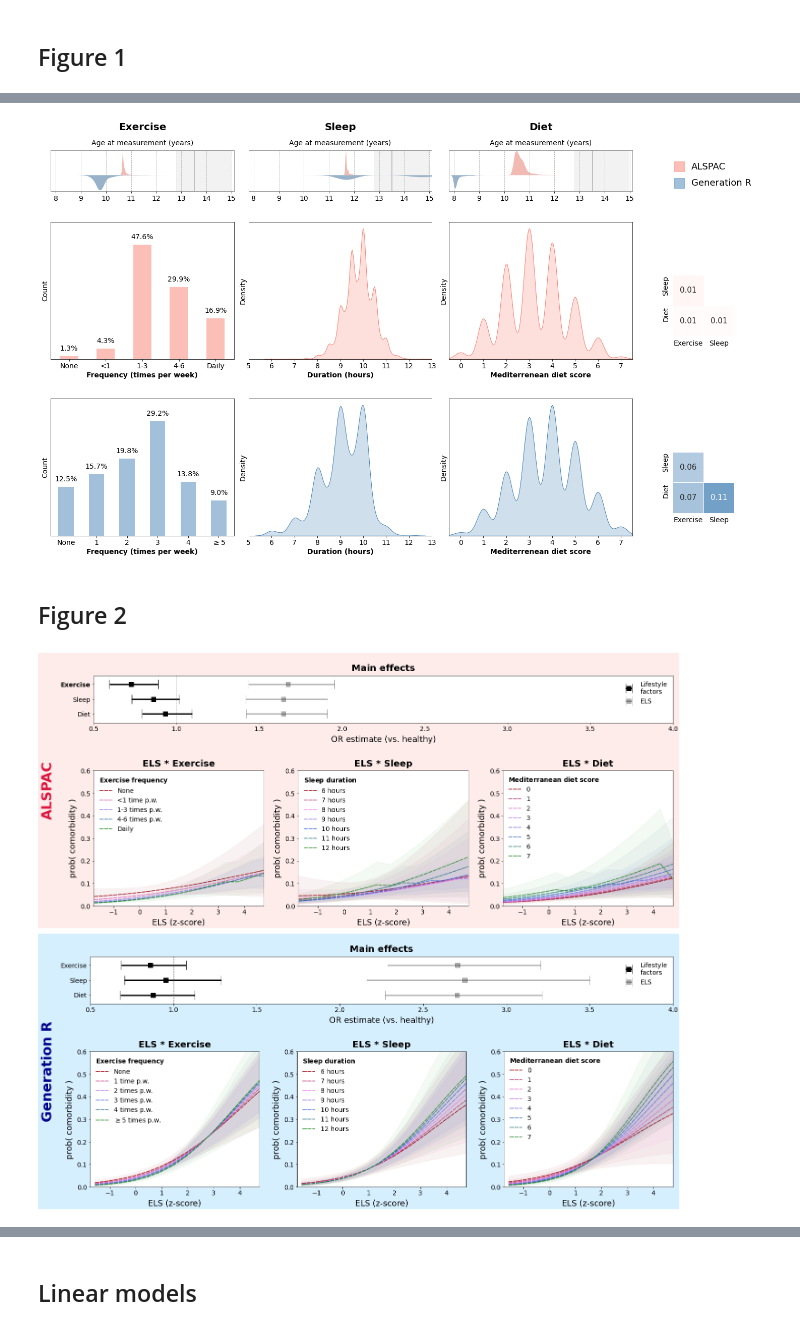
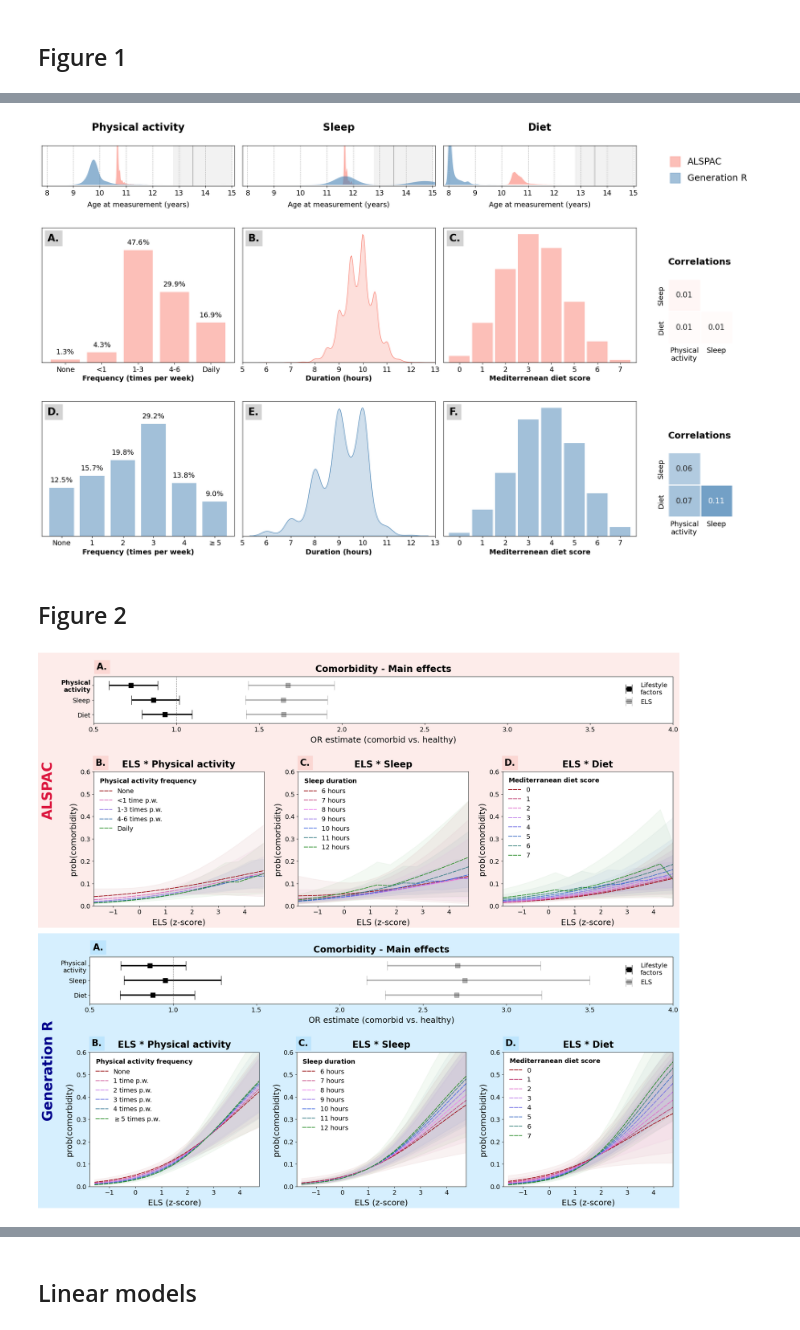
Before and after one commit to SereDef/lifestyle-moderators-project, a Jupyter notebook: Figures.ipynb, the cells around one changed output, grey strips where cells are left out. Drawn from its saved outputs; the diff is of its cells as text; code cells hidden in the pictures.

```diff
--- a/Figures.ipynb
+++ b/Figures.ipynb
@@ -57,7 +63,7 @@ f3 = 14
 lbls=['High internalizing','High adiposity', 'Comorbidity']
 clrs=['royalblue','orange','indianred']
 
-mods = {'exerc':['Exercise','Exercise\ frequency'],
+mods = {'exerc':['Physical activity','Physical activity\ frequency'],
         'sleep':['Sleep','Sleep\ duration'],
         'mdiet':['Diet','Mediterranean\ diet\ score']}
 
@@ -67,5 +73,5 @@ def make_map(colors, n=5):
 # %% [markdown]
 ## Figure 1
 # %%
-ALSP = pd.read_csv('../ALSPAC/Data/byimp/imp0.csv')
-GENR = pd.read_csv('../GENR/Data/byimp/imp0.csv')
+ALSP = pd.read_csv('../ALSPAC/Data/byimp/imp0.csv'); print(ALSP.shape)
+GENR = pd.read_csv('../GENR/Data/byimp/imp0.csv'); print(GENR.shape)
@@ -84,15 +81,24 @@ Name: ELS_z, dtype: float64
 # %%
 # Lifestyle descriptives figure
 def ages_plot(ax, var):
+    # ALSPAC
+    p = sns.distplot(ALSP[var+'_age'], hist=False, kde=True, ax=ax, color='salmon',
+             kde_kws = {'shade': True,'linewidth': 0, 'alpha':0.6})
+    # Generation R
+    ax2 = ax.twinx()
+    sns.distplot(GENR[var+'_age'], hist=False, kde=True, ax=ax2, color='steelblue',
+                 kde_kws = {'shade': True,'linewidth': 0, 'alpha':0.6})
+    ax2.set_ylim(-0.1,3)
+    ax2.get_yaxis().set_visible(False)
     # Get data
-    data = pd.DataFrame({'g': GENR[var+'_age'], 'a': ALSP[var+'_age'], }).melt()
-    data['dummy'] = 0
-    # Plot it
-    p = sns.violinplot(ax=ax, data=data, x='value', y='dummy', hue='variable', split=True,
-                       palette = ['steelblue','salmon'],
-                       scale='count', width=1, orient='h', inner=None, linewidth=0)
+#     data = pd.DataFrame({'g': GENR[var+'_age'], 'a': ALSP[var+'_age'], }).melt()
+#     data['dummy'] = 0
+#     # Plot it
+#     p = sns.violinplot(ax=ax, data=data, x='value', y='dummy', hue='variable', split=True,
+#                        palette = ['steelblue','salmon'],
+#                        scale='count', width=1, orient='h', inner=None, linewidth=0)
     # Clean axes and set limits
-    p.set(ylabel=None, yticks=[], ylim=(-0.34,0.51), xlim=(7.8,15.1))
+    p.set(ylabel=None, yticks=[], ylim=(-0.3,7), xlim=(7.8,15.1)) #
     p.legend([],[], frameon=False)
     # Adjust color
     plt.setp(p.collections, alpha=.6)
@@ -108,17 +114,17 @@ def ages_plot(ax, var):
     for spine in ax.spines.values(): spine.set_edgecolor('grey')
     # Add x- axis ticks and label
     ax.set_xlabel('Age at measurement (years)', fontsize=f3, labelpad=10)
-    ax.xaxis.set_label_position('top')
+    # ax.xaxis.set_label_position('top')
     ax.set_xticklabels(list(range(7,16)), fontsize=f3);
     # Add title
-    ax.set_title(mods[var][0], fontsize=f1, fontweight='bold', pad=40)
+    ax.set_title(mods[var][0], fontsize=f1, fontweight='bold', pad=30)
 
 def hist_exerc(ax, cohort):
     lvls = ['none','<1 week','1-3 week','4-6 week','daily'] if cohort=='ALSP' else ['none','1 week','2 week','3 week','4 week','>=5 week']
     lbls = ['None','<1','1-3','4-6','Daily'] if cohort=='ALSP' else ['None','1','2','3','4',r'$\geq$5']
     colr = 'salmon' if cohort=='ALSP' else 'steelblue'
     df = globals()[cohort]['exerc_fac'].value_counts().loc[lvls]
-    p = df.plot.bar(ax=ax, color=colr, alpha=0.5)
+    p = df.plot.bar(ax=ax, color=colr, alpha=0.5, width=.8)
 
     for i, val in enumerate(df):
         perc = round(val/df.sum()*100,1)
@@ -128,23 +134,28 @@ def hist_exerc(ax, cohort):
     p.set_yticks([])
     p.set_ylim(0,df.max()+(df.max()/5))
     p.set_xlabel('Frequency (times per week)', fontsize=f3, fontweight='bold')
-    p.set_ylabel('Count', fontsize=f3)
+    p.set_ylabel('', fontsize=f2)
     p.set_title('\n', fontsize=f3)
 
 def dense_plot(ax, cohort, var):
     colr = 'salmon' if cohort=='ALSP' else 'steelblue'
     if var=='SRsleep': colr = 'lightsteelblue'
-    title, xlab, xlim = ['Diet','Mediterrenean diet score',(-0.5,7.5)] if var =='mdiet' else [
+    title, xlab, xlim = ['Diet','Mediterrenean diet score',(-0.7,7.7)] if var =='mdiet' else [
                          'Sleep','Duration (hours)',(5,13)]
     df = globals()[cohort]
-    sns.kdeplot(df[var], ax=ax, color=colr, shade=True, linewidth=1)
+    if var =='sleep':
+        sns.kdeplot(df[var], ax=ax, color=colr, shade=True, linewidth=1)
+    else:
+        df[var].value_counts().loc[range(8)].plot.bar(ax=ax, color=colr, alpha=0.5, width=.9)
+        # sns.distplot(df[var], hist=True, kde=False, ax=ax, color=colr, bins=14)
     ax.set_xlabel(xlab, fontsize=f3, fontweight='bold')
-    ax.set_ylabel('Density', fontsize=f3)
+    ax.set_ylabel('', fontsize=f2)
     ax.set_yticks([])
-    xlbs = range(-1,8) if var=='mdiet' else range(xlim[0],xlim[1]+1)
-    ax.set_xticklabels(list(xlbs), fontsize=f3)
+    xlbs = range(0,8) if var=='mdiet' else range(xlim[0],xlim[1]+1)
+    ax.set_xticklabels(list(xlbs), fontsize=f3, rotation=0)
     ax.set_xlim(xlim)
     ax.set_title('\n', fontsize=f3)
+
 
 def corrs_plot(ax, cohort):
     cor = globals()[cohort][['exerc','sleep','mdiet']].corr()
@@ -154,10 +165,11 @@ def corrs_plot(ax, cohort):
 
     cm = sns.heatmap(cor, ax=ax, annot=True, fmt='.2f', square=True, annot_kws={"size":15},
             cmap=cmap, vmin=0, vmax=0.15, linewidths=1,
-            xticklabels = ['Exercise\n\n\n','Sleep\n\n\n',''], yticklabels = ['','\n\n\nSleep','\n\n\nDiet'],
+            xticklabels = ['Physical\nactivity\n\n','Sleep\n\n\n',''], yticklabels = ['','\n\nSleep','\n\nDiet'],
             cbar=False, mask=maskmat)
 
     ax.tick_params(axis='both', which='major', labelsize = f3, left=False, bottom=False)
+    ax.set_title('Correlations', fontsize=f2, fontweight='bold', y=1, pad=-35, loc='left')
 
 
 # ----------------------------------------------------------------
@@ -187,5 +199,11 @@ dense_plot(axs['I'],'GENR','sleep') #; dense_plot(axs['I'],'GENR','SRsleep')
 dense_plot(axs['J'],'GENR','mdiet')
 corrs_plot(axs['K'],'GENR')
 
-f.savefig(respath+'1.Mod-descr.pdf', dpi=400)
+for n, an in enumerate(list('DEFHIJ')):
+    aa = axs[an]
+    aa.text(0.03, 0.96, string.ascii_uppercase[n]+'.', va='top',
+            transform=aa.transAxes, size=f1, weight='bold',
+            bbox=dict(facecolor='lightgrey', edgecolor='lightgrey', pad=5))
+
+f.savefig(respath+'1.Mod-descr_revised.pdf', dpi=400)
 # %% [output]
@@ -192,4 +227,4 @@ f.savefig(respath+'1.Mod-descr.pdf', dpi=400)
-[figure, old version]
+[figure, new version]
 # %% [markdown]
 ## Figure 2
 # %%
@@ -293,6 +328,14 @@ def fig_setup(subf, cohort, els='ELS_z'):
     plot_interac(axs['B'], cohort, 'exerc', els=els)
     plot_interac(axs['C'], cohort, 'sleep', els=els)
     plot_interac(axs['D'], cohort, 'mdiet', els=els)
+
+    for n, an in enumerate(list('ABCD')):
+        aa = axs[an]; pos = [0.005, 1.3] if an=='A' else [0.01,1.1]
+        colr='#fbd7d3' if cohort=='ALSPAC' else '#bde5fd'
+        aa.text(pos[0], pos[1], an+'.', va='top',
+            transform=aa.transAxes, size=f1, weight='bold',
+            bbox=dict(facecolor=colr, edgecolor=colr, pad=5))
+
 
     title = 'Generation R' if cohort == 'GENR' else 'ALSPAC'
     clr_title = 'darkblue' if cohort == 'GENR' else 'crimson'
@@ -307,6 +350,6 @@ subf1, subf2 = f.subfigures(2, 1, wspace=0.2)
 fig_setup(subf1, 'ALSPAC')
 fig_setup(subf2, 'GENR')
 
-f.savefig(respath+'2.Main-results.pdf', dpi=400)
+f.savefig(respath+'2.Main-results_revised.pdf', dpi=400)
 # %% [output]
-[figure, old version]
+[figure, new version]
```
Also changed, not shown: parts of 21 cells of this notebook, 4 other files.
